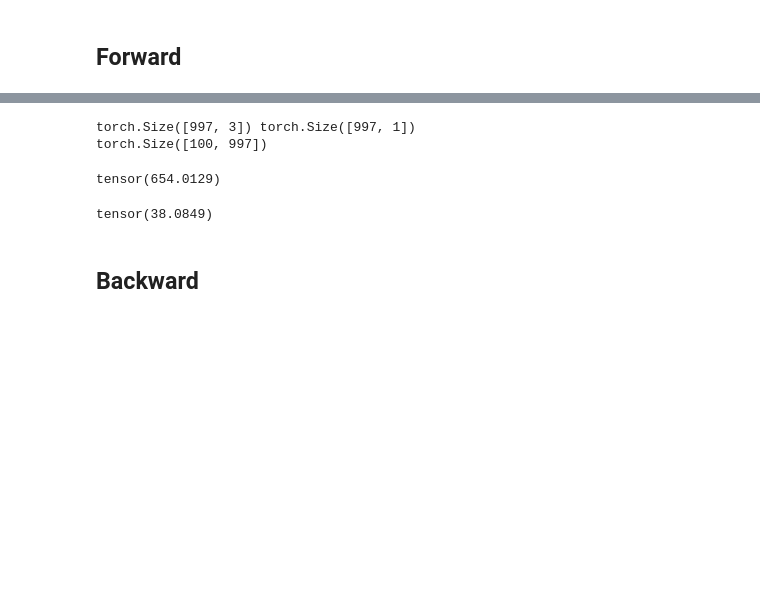
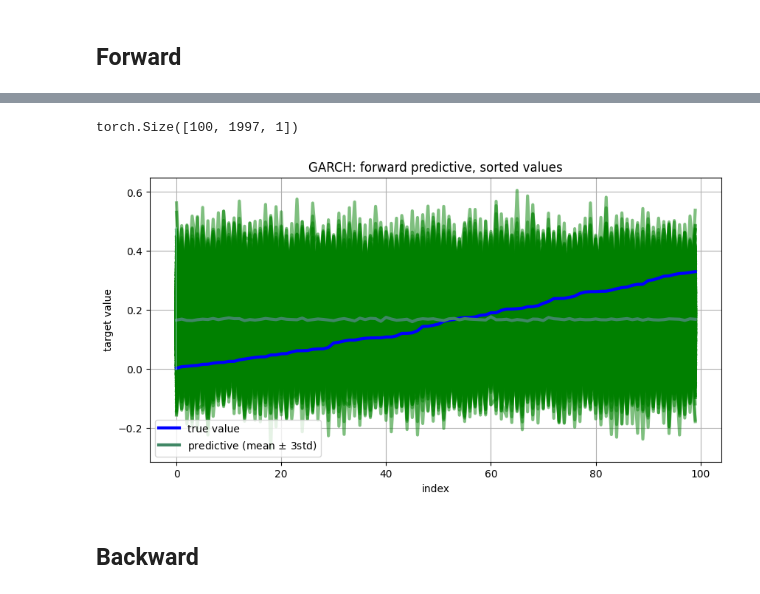
Before and after one commit to mathymess/reversibility-of-processes, a Jupyter notebook: bayesian_garch_forward_backward.ipynb, the cells around one changed output, grey strips where cells are left out. Drawn from its saved outputs; the diff is of its cells as text; code cells hidden in the pictures; blank space fills up the shorter version.

Commit message:
Plot results for 1st attempt GARCH preds

```diff
--- a/bayesian_garch_forward_backward.ipynb
+++ b/bayesian_garch_forward_backward.ipynb
@@ -14,22 +20,38 @@ np.random.seed(43)  # Reproducible GARCH generation
 # %%
-pred_f = torch.load("20230724_preds/garch01/predictive.forward.torch")
-
-x_test_f, y_test_f = prepare_simple_1d_time_series(load_garch_time_series(1000), window_len=3)
-print(x_test_f.shape, y_test_f.shape)
-
-preds = pred_f(x_test_f)["obs"]
+pred_f = torch.load("20230724_preds/garch03/predictive.forward.torch")
+x_test_f = torch.load("20230724_preds/garch03/windows_f.torch")
+targets_f = torch.load("20230724_preds/garch03/targets_f.torch")
+pred_f_obs = pred_f(windows_f)["obs"]
 print(preds.shape)
 # %% [output]
-torch.Size([997, 3]) torch.Size([997, 1])
-torch.Size([100, 997])
+torch.Size([100, 1997, 1])
-# %%
-torch.nn.MSELoss()(preds.mean(axis=0), y_test_f.squeeze())
-# %% [output]
-tensor(654.0129)
-# %%
-preds.std(axis=0).mean()
-# %% [output]
-tensor(38.0849)
+# %%
+sorted_pairs_true_pred = sorted(zip(targets_f.squeeze(-1), pred_f_obs.squeeze(-1)))
+true = [x.cpu().item() for x, _ in sorted_pairs_true_pred]
+pred_all = [x for _, x in sorted_pairs_true_pred]
+pred_mean = [x.mean().cpu().item() for x in pred_all]
+pred_std = [x.std().cpu().item() for x in pred_all]
+# %%
+y_pred = torch.tensor(pred_mean)
+y_std = torch.tensor(pred_std)
+
+fig, ax = plt.subplots(figsize=(10, 5))
+
+for pred_onedraw in torch.stack(pred_all).T:
+    ax.plot(pred_onedraw, linewidth=3, alpha=0.5, color="green")
+ax.plot(true, 'b-', linewidth=3, label="true value")
+ax.plot(y_pred, '-', linewidth=3, color="#408765", label="predictive (mean $\pm$ 3std)")
+ax.fill_between((y_pred - 3 * y_std).squeeze(-1), (y_pred + 3 * y_std).squeeze(-1), alpha=0.6, color='#86cfac', zorder=5)
+
+plt.xlabel("index")
+plt.ylabel("target value")
+plt.title("GARCH: forward predictive, sorted values")
+plt.grid()
+plt.legend()
+
+plt.show()
+# %% [output]
+[figure, added]
 # %% [markdown]
 ## Backward
 # %%
```
Also changed, not shown: parts of 2 cells of this notebook, 1 other file.
